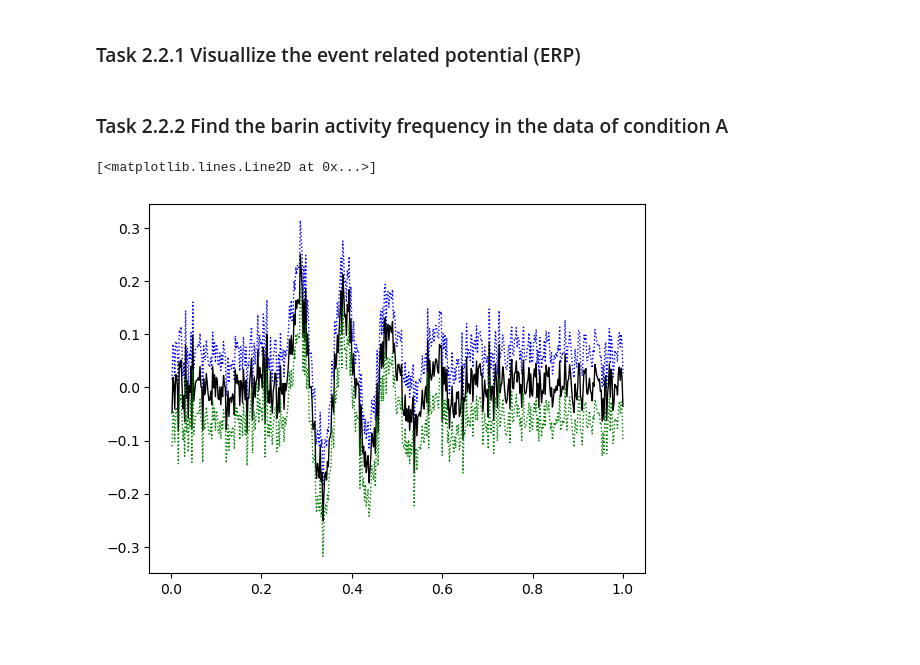
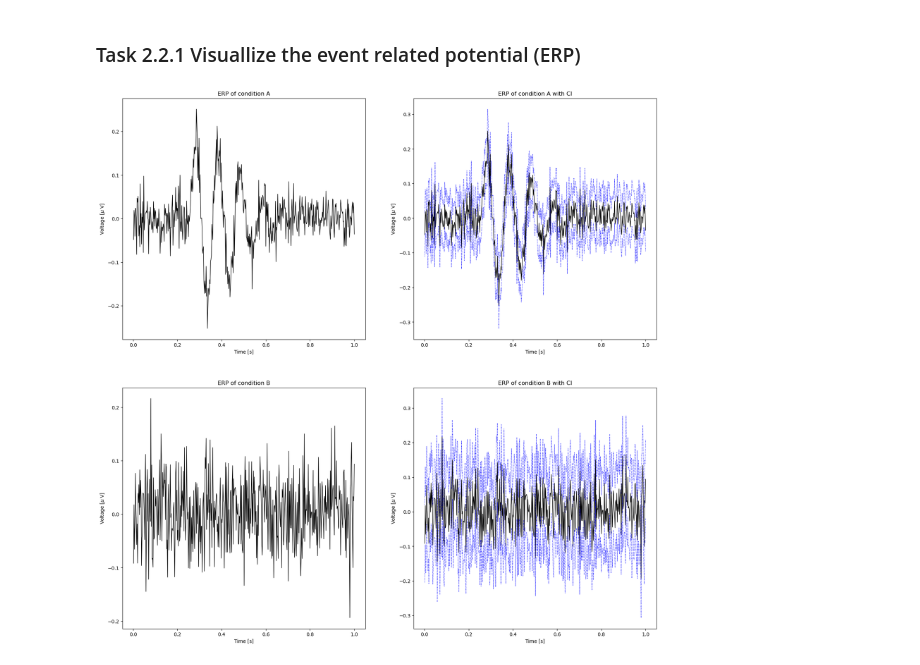
Before and after one commit to JoshSadiq/IL2233, a Jupyter notebook: 1-lab/1-lab.ipynb, the cells around one changed output. Saved outputs shown, nothing was run; the diff lists cells and outputs as text; code cells hidden in the pictures; blank space fills up the shorter version.

Commit message:
Almost all tasks completed
Co-authored-by: ludviglarsson19@hotmail.com <ludviglarsson19@hotmail.com>

```diff
--- a/1-lab/1-lab.ipynb
+++ b/1-lab/1-lab.ipynb
@@ -334,25 +336,48 @@ plot_pacf(y_values.iloc[200:400], lags=50, label='20Hz', ax=axes[1,1]);
 ## Task 2.2 Statistical features and discovery of event-related potential
 # %% [markdown]
 ### Task 2.2.1 Visuallize the event related potential (ERP)
-# %% [markdown]
-### Task 2.2.2 Find the barin activity frequency in the data of condition A
 # %%
 data: dict = loadmat('02_EEG-1.mat')
 EEGa = data['EEGa']                                   # numpy.ndarray
 EEGb = data['EEGb']                                   # numpy.ndarray
 t = data['t'][0]                                      # numpy.ndarray
-ntrials = len(EEGa)
-average = EEGa.mean(0)                                # Mean values at each time instance over the 1000 trials
-variance = EEGa.std(0)                                # Compute the std of the signal across trials.
-stddev = variance / sqrt(ntrials)                     # Compute the std of the mean.
+ntrials_a = len(EEGa)
+ntrials_b = len(EEGa)
+average_a = EEGa.mean(0)                    # Mean values at each time instance over the 1000 trials
+average_b = EEGb.mean(0)
+variance_a = EEGa.std(0)                    # Compute the std of the signal across trials.
+variance_b = EEGb.std(0)
+stddev_a = variance_a / sqrt(ntrials_a)     # Compute the std of the mean.
+stddev_b = variance_b / sqrt(ntrials_b)
 
-plt.plot(t, average + 2 * stddev, 'b:', lw=1)         # ... and include the upper CI, 95% upper confidence interval
-plt.plot(t, average, 'k-', lw=1)                      # Plot the ERP of condition A,
-plt.plot(t, average - 2 * stddev, 'g:', lw=1)         # ... and the lower CI.   95% lower confidence interval, 2 std from mean
-# plt.xlabel('Time [s]')                              # Label the axes,
-# plt.ylabel('Voltage [$\mu$ V]')
-# plt.title('ERP of condition A')                     # ... provide a useful title,
-# plt.show()
+fig, axes = plt.subplots(nrows=2, ncols=2, figsize=(20, 20))
+fig.subplots_adjust()
+
+axes[0,0].set_title('ERP of condition A')
+axes[0,0].set_xlabel('Time [s]')
+axes[0,0].set_ylabel('Voltage [$\mu$ V]')
+axes[0,1].set_title('ERP of condition A with CI')
+axes[0,1].set_xlabel('Time [s]')
+axes[0,1].set_ylabel('Voltage [$\mu$ V]')
+axes[1,0].set_title('ERP of condition B')
+axes[1,0].set_xlabel('Time [s]')
+axes[1,0].set_ylabel('Voltage [$\mu$ V]')
+axes[1,1].set_title('ERP of condition B with CI')
+axes[1,1].set_xlabel('Time [s]')
+axes[1,1].set_ylabel('Voltage [$\mu$ V]')
+
+axes[0,0].plot(t, average_a, 'k-', lw=1)
+axes[1,0].plot(t, average_b, 'k-', lw=1)
+
+axes[0,1].plot(t, average_a + 2 * stddev_a, 'b:', lw=1)  # 95% upper confidence interval
+axes[0,1].plot(t, average_a, 'k-', lw=1)                 # Plot the ERP of condition A,
+axes[0,1].plot(t, average_a - 2 * stddev_a, 'b:', lw=1)  # 95% lower confidence interval, 2 std from mean
+
+axes[1,1].plot(t, average_b + 2 * stddev_b, 'b:', lw=1)  # 95% upper confidence interval
+axes[1,1].plot(t, average_b, 'k-', lw=1)                 # Plot the ERP of condition A,
+axes[1,1].plot(t, average_b - 2 * stddev_b, 'b:', lw=1)  # 95% lower confidence interval, 2 std from mean
+
+plt.show()
+#savefig('imgs/2-2a')
 # %% [output]
-[<matplotlib.lines.Line2D at 0x...>]
-[figure, old version]
+[figure, new version]
```
Also changed, not shown: parts of 16 cells of this notebook, 1 other file.
